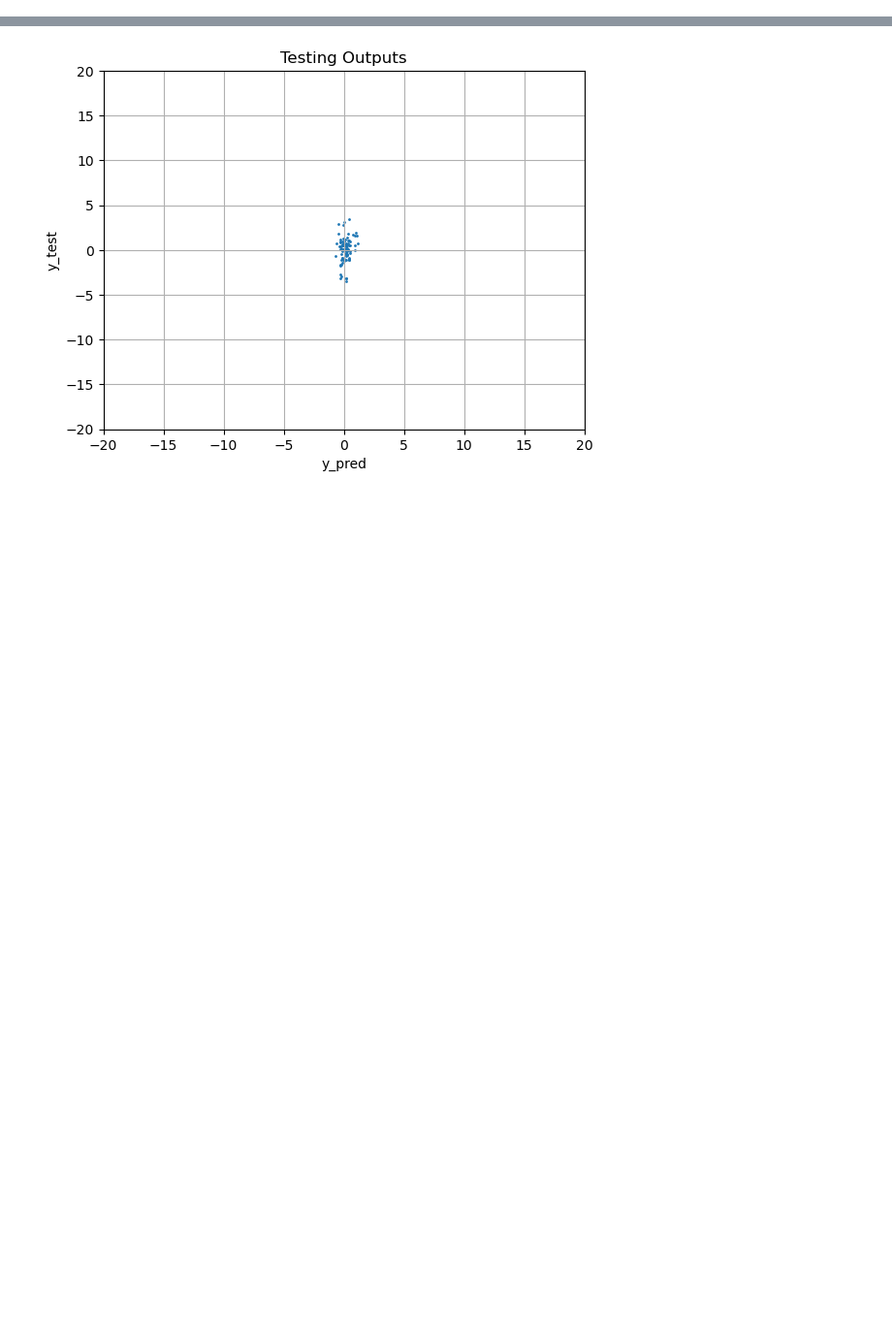
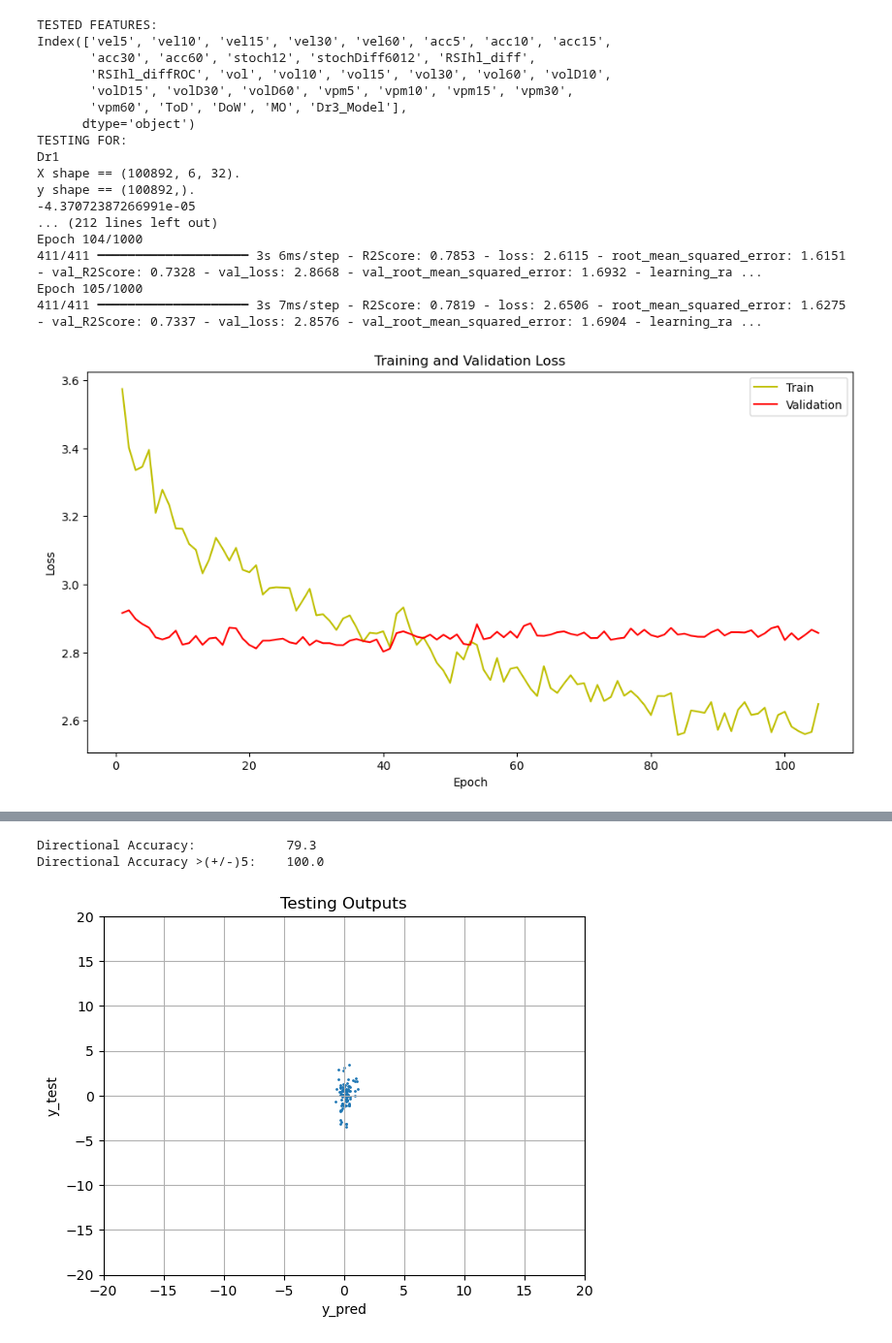
Before and after one commit to Logan-Kelsch/-ES-NN-test1, a Jupyter notebook: NN/NN_V3.0/dm_LSTM.ipynb, the cells around one changed output, grey strips where cells are left out. Shown at 97% size. Cells and saved outputs as stored; diff of their text form; code cells hidden in the pictures; blank space fills up the shorter version.

Commit message:
new Dr1 data collected
now have models derived from
data +dr3 v10 examination:::
  Dr3 MO, Dr3 Morning
  Dr1 MO, Dr1 Morning

```diff
--- a/NN/NN_V3.0/dm_LSTM.ipynb
+++ b/NN/NN_V3.0/dm_LSTM.ipynb
@@ -207,7 +207,7 @@ def remove_extra_filter(X, y):
 print(len(X))
 X, y = remove_zero_mo_samples(X, y)
 print(len(X))
-#X, y = remove_extra_filter(X, y)
+X, y = remove_extra_filter(X, y)
 print(len(X))
 
 #mos = X[:, timeSteps-1, len(Xfeatures)-1].mean()
@@ -230,15 +230,15 @@ lr_schedule = ExponentialDecay(
 
 reduce_lr = tf.keras.callbacks.ReduceLROnPlateau(
     monitor='val_loss',
-    factor=0.98,
-    patience=4,
+    factor=0.96,
+    patience=10,
     min_lr=1e-7
 )
 
 opt1 = SGD(learning_rate=0.01)
 opt2  = tf.keras.optimizers.Adam(learning_rate=0.001)
 opt3 = SGD(learning_rate=lr_schedule)
-opt4 = SGD(learning_rate=0.001, momentum=0.9)
+opt4 = SGD(learning_rate=0.00005, momentum=0.9)
 
 #BUILD AND LOAD MODEL__________________________________________________________________________________________
 
@@ -286,7 +286,7 @@ def build_LSTM_model():
 
 def load_model():
     #loaded_model = tf.keras.models.load_model('tupleTrain.keras', custom_objects={'custom_loss':custom_loss})
-    loaded_model = tf.keras.models.load_model('LSTM_Dr3_6step_11_morn.keras')
+    loaded_model = tf.keras.models.load_model('LSTM_Dr1_6step_11.keras')
     loaded_model.compile(optimizer=opt4,
                          loss='mse'
                          , metrics=['R2Score','root_mean_squared_error'])
@@ -297,11 +297,11 @@ def load_model():
 
 epochs = 1000
 
-early_stopping = EarlyStopping(monitor='val_R2Score', patience=25, mode='max', restore_best_weights=True)
+early_stopping = EarlyStopping(monitor='val_R2Score', patience=65, mode='max', restore_best_weights=True)
 
 model = build_LSTM_model()
 loaded_model = load_model()
-history = model.fit(X_train, y_train, epochs=epochs,\
+history = loaded_model.fit(X_train, y_train, epochs=epochs,\
                     shuffle=False, verbose=1, validation_data=(X_test, y_test),\
                     batch_size=12,callbacks=[reduce_lr, early_stopping])
 
@@ -332,7 +332,7 @@ plt.show()
 
 
 #predicting the test set results
-y_pred = model.predict(X_test)
+y_pred = loaded_model.predict(X_test)
 #y_pred = y_pred > 0.5 # Predictions to class indices
 '''
 # Create the confusion matrix
@@ -377,30 +377,49 @@ match tType:
 plt.ylabel('y_test')
 plt.show()
 #DIRECTIONAL ACCURACY #DIRECTIONAL ACCURACY  #DIRECTIONAL ACCURACY  #DIRECTIONAL ACCURACY  #DIRECTIONAL ACCURACY
 tp, fp, tn, fn = 0, 0, 0, 0
 tp5, fp5, tn5, fn5 = 0, 0, 0, 0
 for i in range(len(y_pred)):
     if(y_pred[i]>0):
         if(y_test[i]>0):
             tp+=1
         if(y_test[i]<0):
             fp+=1
         if(y_pred[i]>=5):
             if(y_test[i]>0):
                 tp5+=1
             if(y_test[i]<0):
                 fp5+=1
     if(y_pred[i]<0):
         if(y_test[i]<0):
             tn+=1
         if(y_test[i]>0):
             fn+=1
         if(y_pred[i]<=-5):
             if(y_test[i]<0):
                 tn5+=1
             if(y_test[i]>0):
                 fn5+=1
 directionalAccuracy = ((tp+tn)/(tp+fp+tn+fn))*10000//1/100
 print('Directional Accuracy:\t\t',directionalAccuracy)
 directionalAccuracy5guess = ((tp5+tn5)/(tp5+fp5+tn5+fn5))*10000//1/100
 print('Directional Accuracy >(+/-)5:\t',directionalAccuracy5guess)
+# %% [output]
+TESTED FEATURES:
+Index(['vel5', 'vel10', 'vel15', 'vel30', 'vel60', 'acc5', 'acc10', 'acc15',
+       'acc30', 'acc60', 'stoch12', 'stochDiff6012', 'RSIhl_diff',
+       'RSIhl_diffROC', 'vol', 'vol10', 'vol15', 'vol30', 'vol60', 'volD10',
+       'volD15', 'volD30', 'volD60', 'vpm5', 'vpm10', 'vpm15', 'vpm30',
+       'vpm60', 'ToD', 'DoW', 'MO', 'Dr3_Model'],
+      dtype='object')
+TESTING FOR:
+Dr1
+X shape == (100892, 6, 32).
+y shape == (100892,).
+-4.37072387266991e-05
+... (212 lines left out)
+Epoch 104/1000
+411/411 ━━━━━━━━━━━━━━━━━━━━ 3s 6ms/step - R2Score: 0.7853 - loss: 2.6115 - root_mean_squared_error: 1.6151 - val_R2Score: 0.7328 - val_loss: 2.8668 - val_root_mean_squared_error: 1.6932 - learning_ra ...
+Epoch 105/1000
+411/411 ━━━━━━━━━━━━━━━━━━━━ 3s 7ms/step - R2Score: 0.7819 - loss: 2.6506 - root_mean_squared_error: 1.6275 - val_R2Score: 0.7337 - val_loss: 2.8576 - val_root_mean_squared_error: 1.6904 - learning_ra ...
+[figure, added]
@@ -407,3 +430,5 @@ print('Directional Accuracy >(+/-)5:\t',directionalAccuracy5guess)
+Directional Accuracy:            79.3
+Directional Accuracy >(+/-)5:    100.0
 # %%
 #model.save('LSTM_Dr3_24step_2.keras')
 #loaded_model.save('LSTM_Dr3_24step_2.keras')
```
Also changed, not shown: parts of 2 cells of this notebook, 3 other files.
